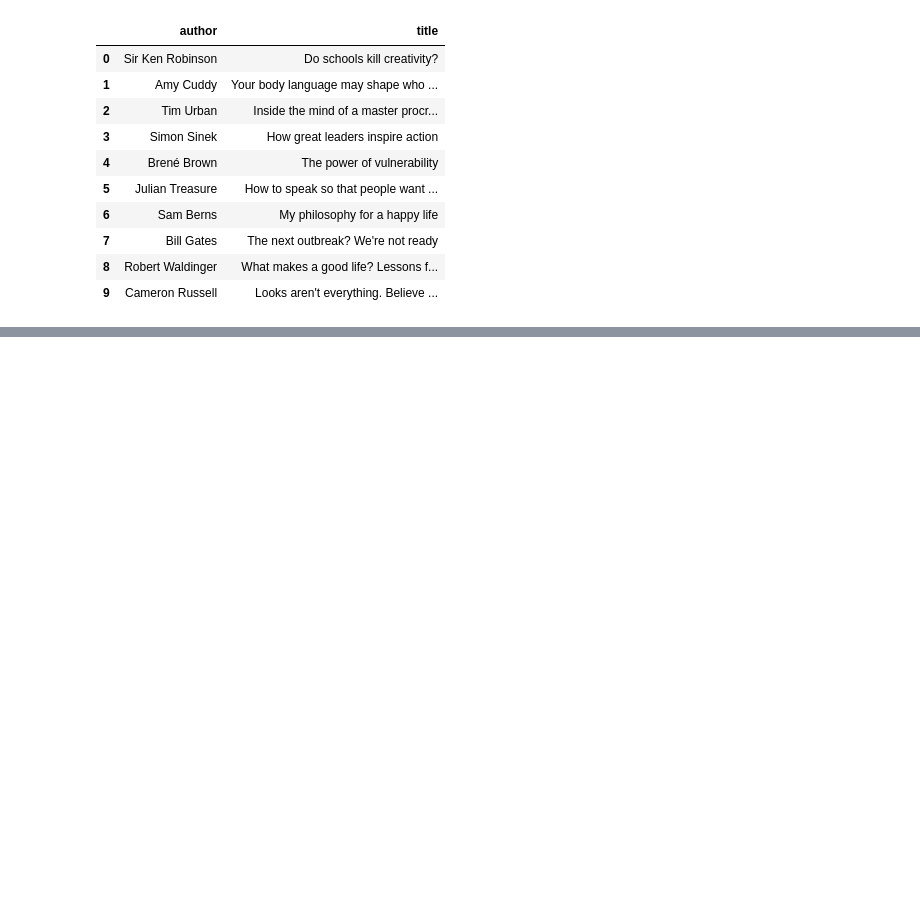
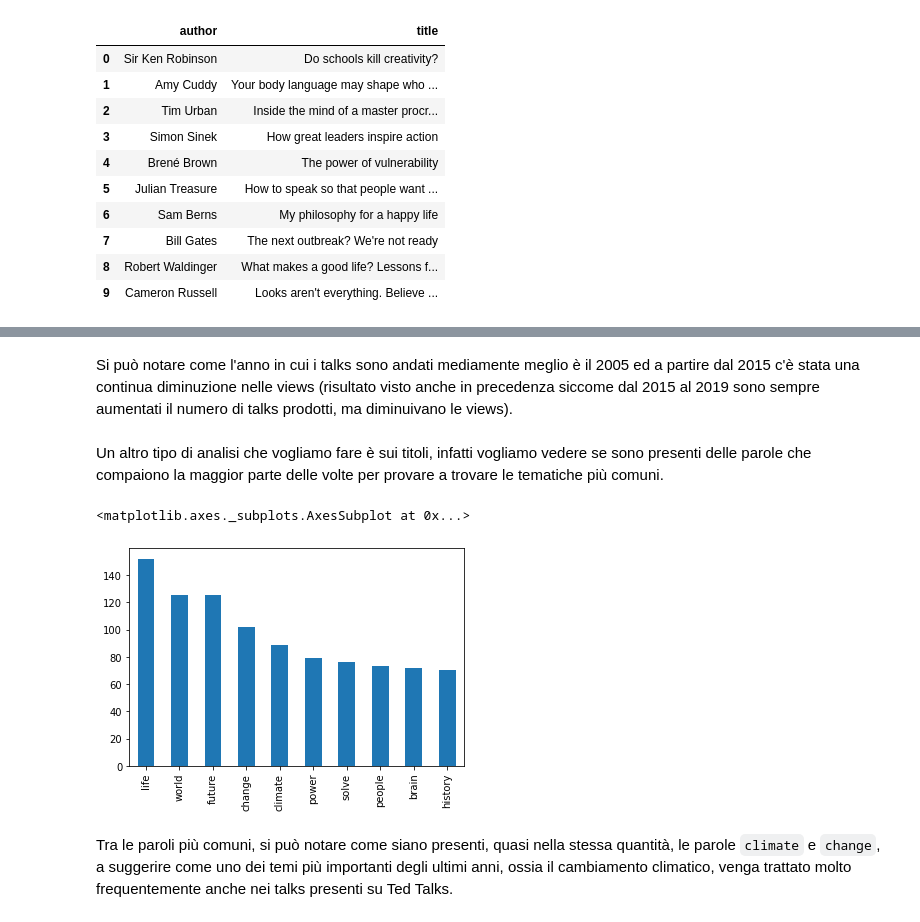
Before and after one commit to Fili00/Analisi_TedTalkDataset, a Jupyter notebook: progetto.ipynb, the cells around one changed output, grey strips where cells are left out. Drawn from its saved outputs; the diff is of its cells as text; code cells hidden in the pictures; blank space fills up the shorter version.

```diff
--- a/progetto.ipynb
+++ b/progetto.ipynb
@@ -175,0 +224,18 @@ bestTalksByLikes
+# %% [markdown]
+Si può notare come l'anno in cui i talks sono andati mediamente meglio è il 2005 ed a partire dal 2015 c'è stata una continua diminuzione nelle views (risultato visto anche in precedenza siccome dal 2015 al 2019 sono sempre aumentati il numero di talks prodotti, ma diminuivano le views).
+# %% [markdown]
+Un altro tipo di analisi che vogliamo fare è sui titoli, infatti vogliamo vedere se sono presenti delle parole che compaiono la maggior parte delle volte per provare a trovare le tematiche più comuni.
+# %%
+wordsList=[]
+banned=['your', 'from', 'that', 'with', 'what', 'about', 'could', 'should', 'make', 'need', 'better', 'like', 'when', 'more', 'have', 'this', 'help']
+for v in ted['title'].values:
+  for w in v.split():
+    if w.lower() not in banned and len(w)>3:
+      wordsList.append(w.lower())
+words = pd.DataFrame({'word':wordsList})
+words['word'].value_counts().nlargest(10).plot(kind='bar') #TODO: VEDERE SE RIMUOVERE
+# %% [output]
+<matplotlib.axes._subplots.AxesSubplot at 0x...>
+[figure, added]
+# %% [markdown]
+Tra le paroli più comuni, si può notare come siano presenti, quasi nella stessa quantità, le parole `climate` e `change`, a suggerire come uno dei temi più importanti degli ultimi anni, ossia il cambiamento climatico, venga trattato molto frequentemente anche nei talks presenti su Ted Talks.
```
Also changed, not shown: parts of 35 cells of this notebook.
